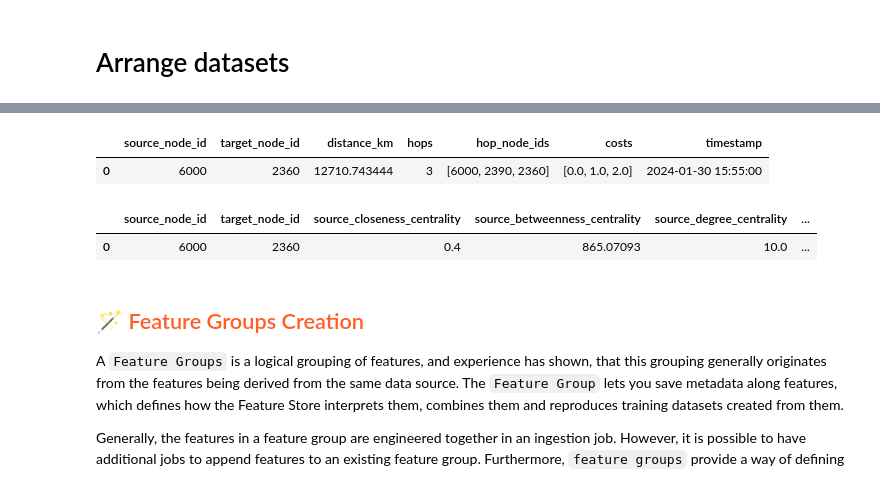
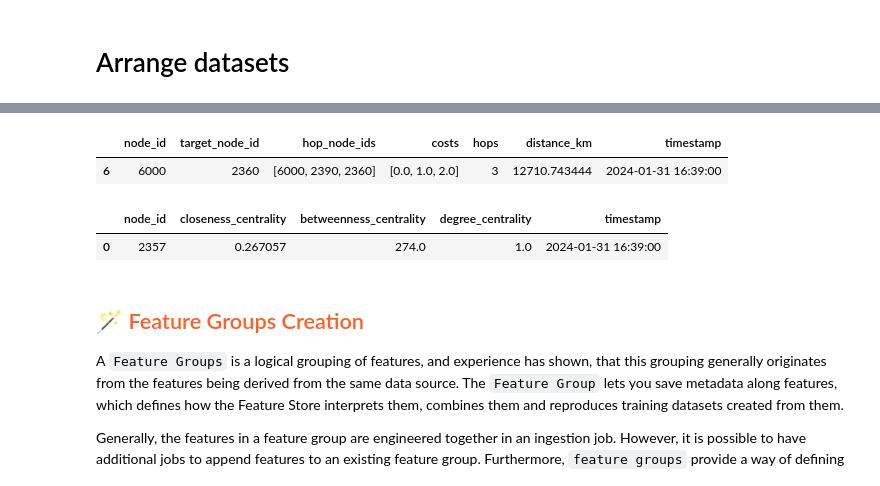
Before and after one commit to marcopellegrinoit/hopsworks-neo4j-tutorial, a Jupyter notebook: 1_feature_pipeline.ipynb, the cells around one changed output, grey strips where cells are left out. Cells and saved outputs as stored; diff of their text form; code cells hidden in the pictures.

```diff
--- a/1_feature_pipeline.ipynb
+++ b/1_feature_pipeline.ipynb
@@ -301,15 +236,18 @@ df_embeddings.head(1)
+# %%
+# Add current event time column
+timestamp = datetime.now().strftime('%Y-%m-%d %H:%M')
+distances_df['timestamp'] = pd.to_datetime(timestamp)
+centrality_df['timestamp'] = pd.to_datetime(timestamp)
 # %%
-df_distance = df[['source_node_id', 'target_node_id', 'distance_km', 'hops', 'hop_node_ids', 'costs', 'timestamp']]
-df_distance.head(1)
+distances_df.head(1)
 # %% [output]
-|  | source_node_id | target_node_id | distance_km | hops | hop_node_ids | costs | timestamp |
-| 0 | 6000 | 2360 | 12710.743444 | 3 | [6000, 2390, 2360] | [0.0, 1.0, 2.0] | 2024-01-30 15:55:00 |
+|  | node_id | target_node_id | hop_node_ids | costs | hops | distance_km | timestamp |
+| 6 | 6000 | 2360 | [6000, 2390, 2360] | [0.0, 1.0, 2.0] | 3 | 12710.743444 | 2024-01-31 16:39:00 |
 # %%
-df_centralities = df[['source_node_id', 'target_node_id', 'source_closeness_centrality', 'source_betweenness_centrality', 'source_degree_centrality', 'target_closeness_centrality', 'target_betweenness_centrality', 'target_degree_centrality', 'timestamp']]
-df_centralities.head(1)
+centrality_df.head(1)
 # %% [output]
-|  | source_node_id | target_node_id | source_closeness_centrality | source_betweenness_centrality | source_degree_centrality | ... |
-| 0 | 6000 | 2360 | 0.4 | 865.07093 | 10.0 | ... |
+|  | node_id | closeness_centrality | betweenness_centrality | degree_centrality | timestamp |
+| 0 | 2357 | 0.267057 | 274.0 | 1.0 | 2024-01-31 16:39:00 |
 # %% [markdown]
 ## <span style="color:#ff5f27;"> 🪄 Feature Groups Creation</span>
 
```
Also changed, not shown: parts of 20 cells of this notebook, 5 other files.
